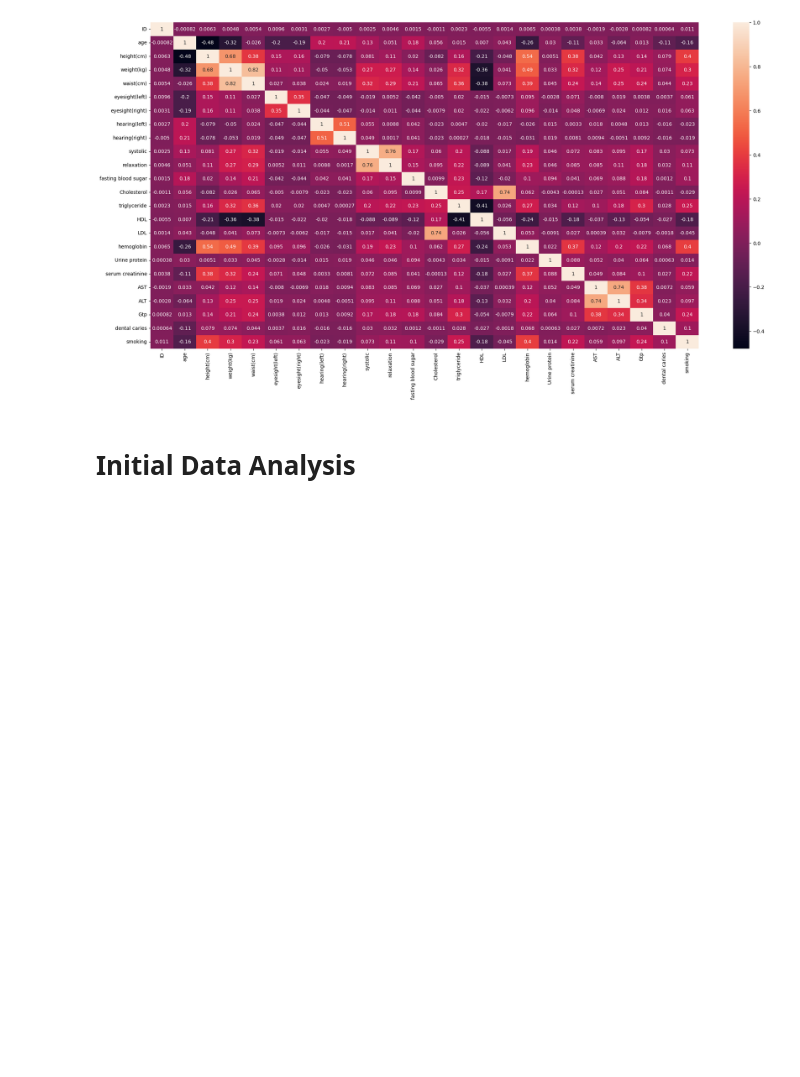
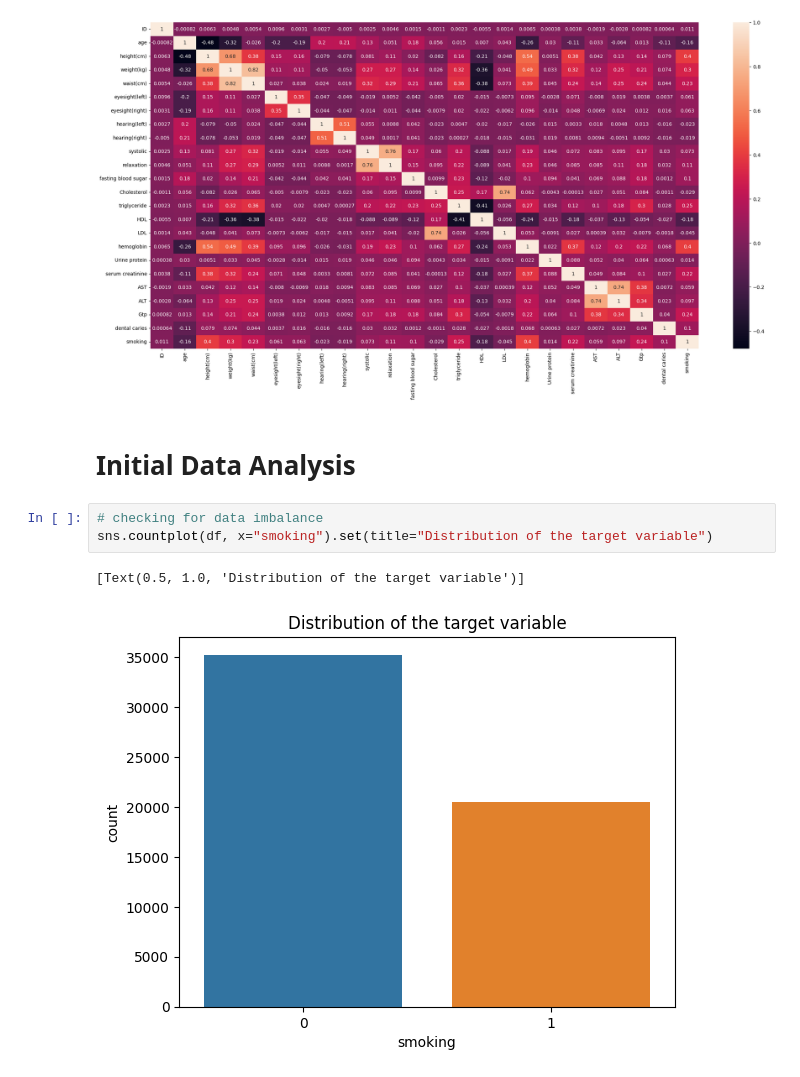
Before and after one commit to Renga1999/Data_Mining_Project_Body_Signal_due_to_smoking, a Jupyter notebook: Team2_python_project.ipynb, the cells around one changed output. Drawn from its saved outputs; the diff is of its cells as text; blank space fills up the shorter version.

```diff
--- a/Team2_python_project.ipynb
+++ b/Team2_python_project.ipynb
@@ -113,3 +113,9 @@ sns.heatmap(df.corr(), annot= True).figure.set_size_inches(25, 12)
 [figure]
 # %% [markdown]
 # Initial Data Analysis
+# %%
+# checking for data imbalance
+sns.countplot(df, x="smoking").set(title="Distribution of the target variable")
+# %% [output]
+[Text(0.5, 1.0, 'Distribution of the target variable')]
+[figure, added]
```
